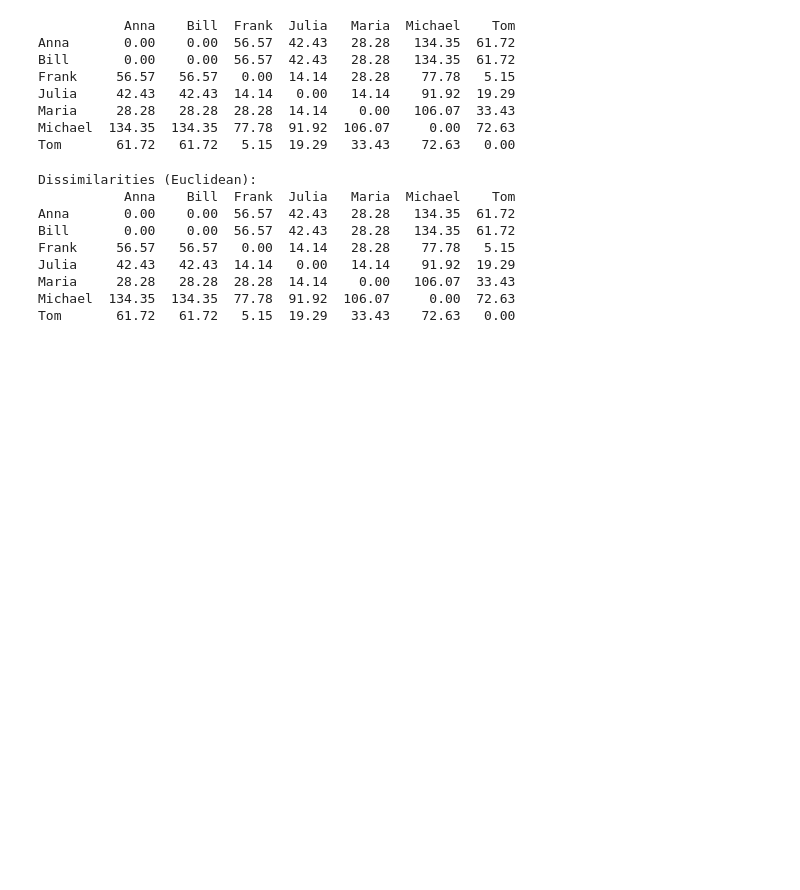
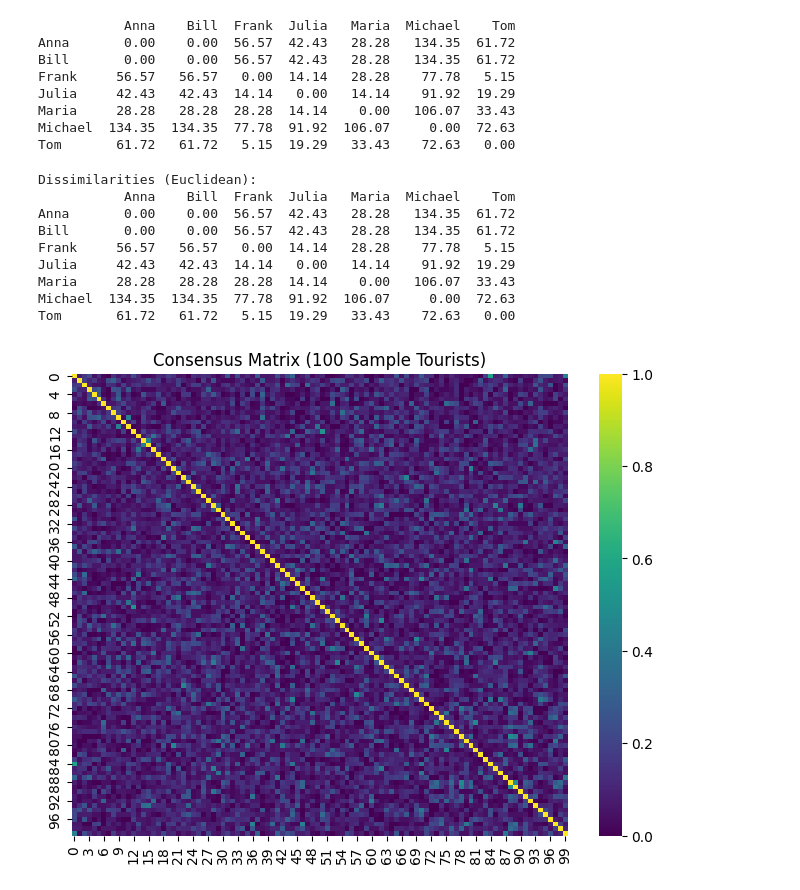
Before and after one commit to Imanchandra2024/FeyynMcDonalds, a Jupyter notebook: fyenn_project.ipynb, the cells around one changed output. Drawn from its saved outputs; the diff is of its cells as text; code cells hidden in the pictures; blank space fills up the shorter version.

```diff
--- a/fyenn_project.ipynb
+++ b/fyenn_project.ipynb
@@ -70,3 +72,58 @@ Julia     42.43   42.43  14.14   0.00   14.14    91.92  19.29
 Maria     28.28   28.28  28.28  14.14    0.00   106.07  33.43
 Michael  134.35  134.35  77.78  91.92  106.07     0.00  72.63
 Tom       61.72   61.72   5.15  19.29   33.43    72.63   0.00
+# %%
+import pandas as pd
+import numpy as np
+from sklearn.cluster import KMeans
+from sklearn.utils import resample
+from scipy.spatial.distance import cdist
+import matplotlib.pyplot as plt
+import seaborn as sns
+
+# 1. Load or simulate the data (binary matrix of 2961 x 27)
+
+np.random.seed(42)
+df = pd.DataFrame(np.random.randint(0, 2, size=(2961, 27)),
+                  columns=[f"Activity_{i+1}" for i in range(27)])
+
+# 2. Bagged Clustering Parameters
+n_clusters = 10
+n_iterations = 50
+random_state = 1234
+
+# 3. Storage for cluster assignments
+all_assignments = np.zeros((df.shape[0], n_iterations))
+
+# 4. Perform bootstrapped clustering
+for i in range(n_iterations):
+    sample_df = resample(df, replace=True, random_state=random_state + i)
+
+    model = KMeans(n_clusters=n_clusters, n_init=10, random_state=random_state + i)
+    model.fit(sample_df)
+
+    # Predict cluster labels for the original full dataset
+    labels = model.predict(df)
+    all_assignments[:, i] = labels
+
+# 5. Compute consensus matrix
+consensus = np.zeros((df.shape[0], df.shape[0]))
+
+for i in range(n_iterations):
+    for j in range(df.shape[0]):
+        for k in range(j, df.shape[0]):
+            if all_assignments[j, i] == all_assignments[k, i]:
+                consensus[j, k] += 1
+                if j != k:
+                    consensus[k, j] += 1
+
+# Normalize by number of iterations
+consensus /= n_iterations
+
+# 6. Visualize consensus matrix as similarity heatmap
+plt.figure(figsize=(8, 6))
+sns.heatmap(consensus[:100, :100], cmap='viridis')  # Show only 100x100 block for clarity
+plt.title("Consensus Matrix (100 Sample Tourists)")
+plt.show()
+# %% [output]
+[figure, added]
```
Also changed, not shown: parts of 8 cells of this notebook.
